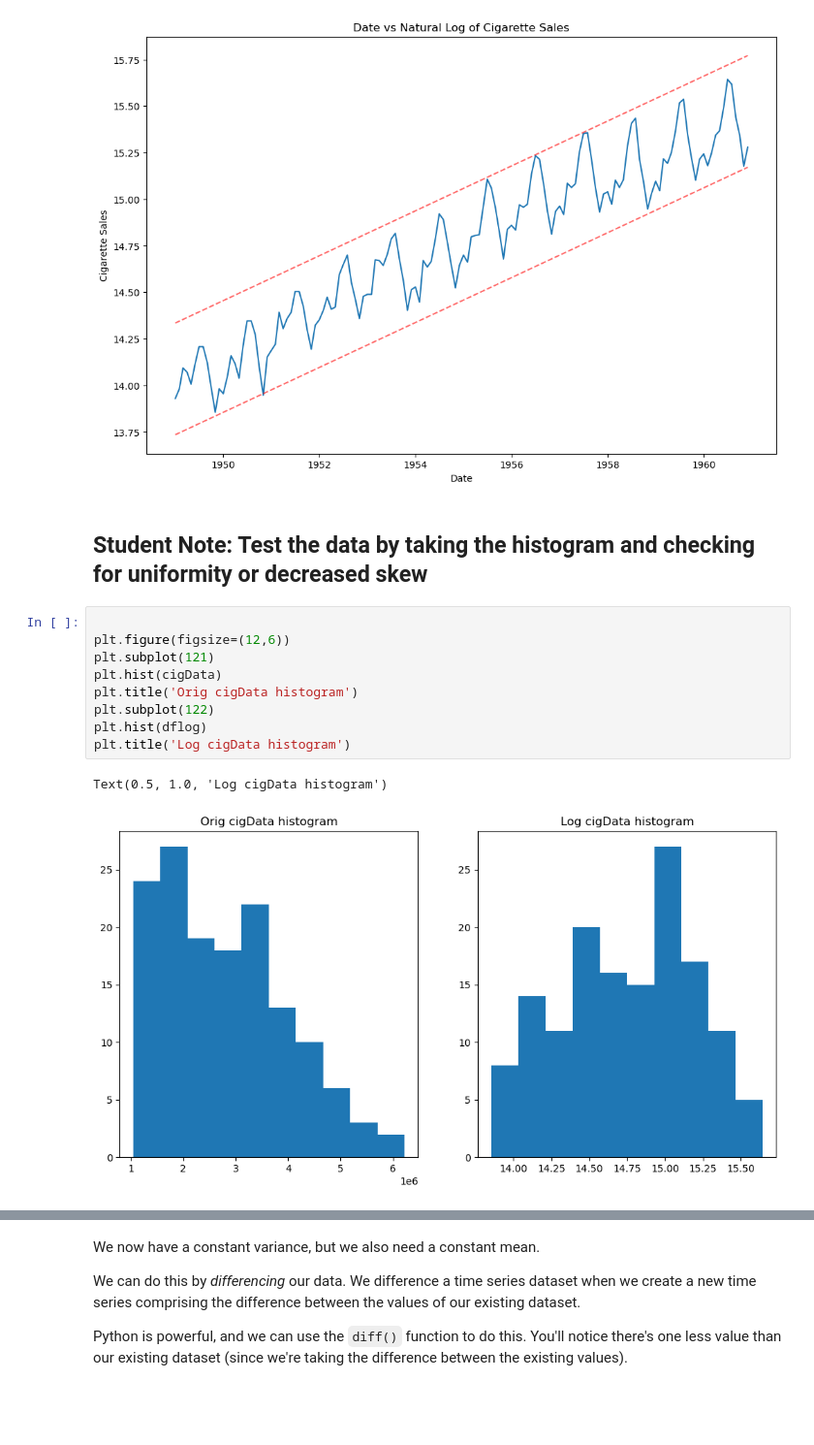
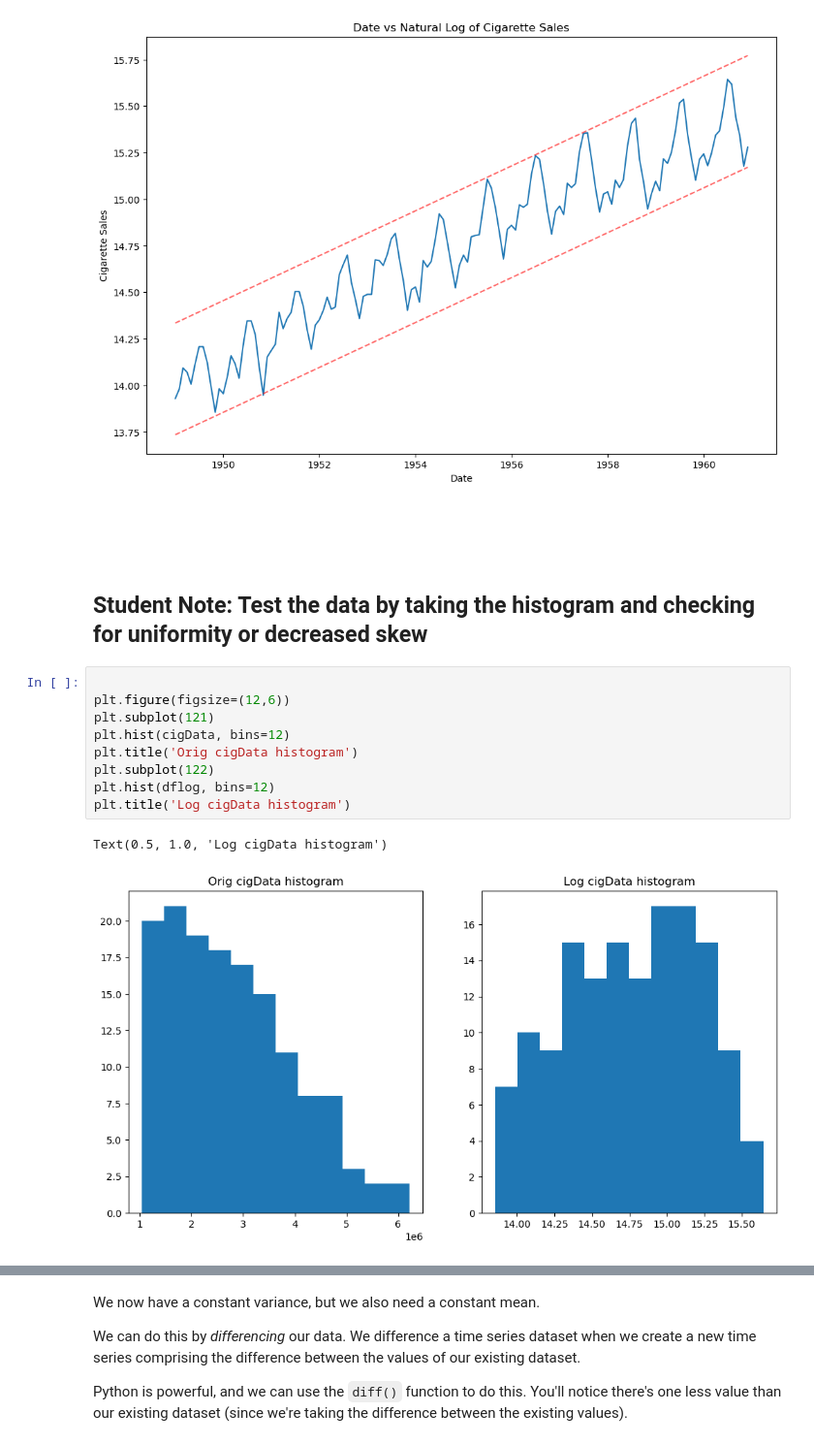
Before and after one commit to frankfletcher/Springboard-Data-Science, a Jupyter notebook: Module 21.1 - Cowboys and Cigrettes Case Study/Cowboy Cigarettes Case Study - Tier 3-FrankFletcher-better-version.ipynb, the cells around one changed output, grey strips where cells are left out. Shown at 97% size. Saved outputs shown, nothing was run; the diff lists cells and outputs as text; blank space fills up the shorter version.

```diff
--- a/Module 21.1 - Cowboys and Cigrettes Case Study/Cowboy Cigarettes Case Study - Tier 3-FrankFletcher-better-version.ipynb
+++ b/Module 21.1 - Cowboys and Cigrettes Case Study/Cowboy Cigarettes Case Study - Tier 3-FrankFletcher-better-version.ipynb
@@ -404,17 +404,20 @@ plt.xlabel('Date')
 plt.ylabel('Cigarette Sales');
 # %% [output]
 [figure]
+# %% [markdown]
+<br>
+<br>
 # %% [markdown]
 ## Student Note: Test the data by taking the histogram and checking for uniformity or decreased skew
 # %%
 
 plt.figure(figsize=(12,6))
 plt.subplot(121)
-plt.hist(cigData)
+plt.hist(cigData, bins=12)
 plt.title('Orig cigData histogram')
 plt.subplot(122)
-plt.hist(dflog)
+plt.hist(dflog, bins=12)
 plt.title('Log cigData histogram')
 # %% [output]
 Text(0.5, 1.0, 'Log cigData histogram')
-[figure, old version]
+[figure, new version]
```
Also changed, not shown: parts of 8 cells of this notebook.
